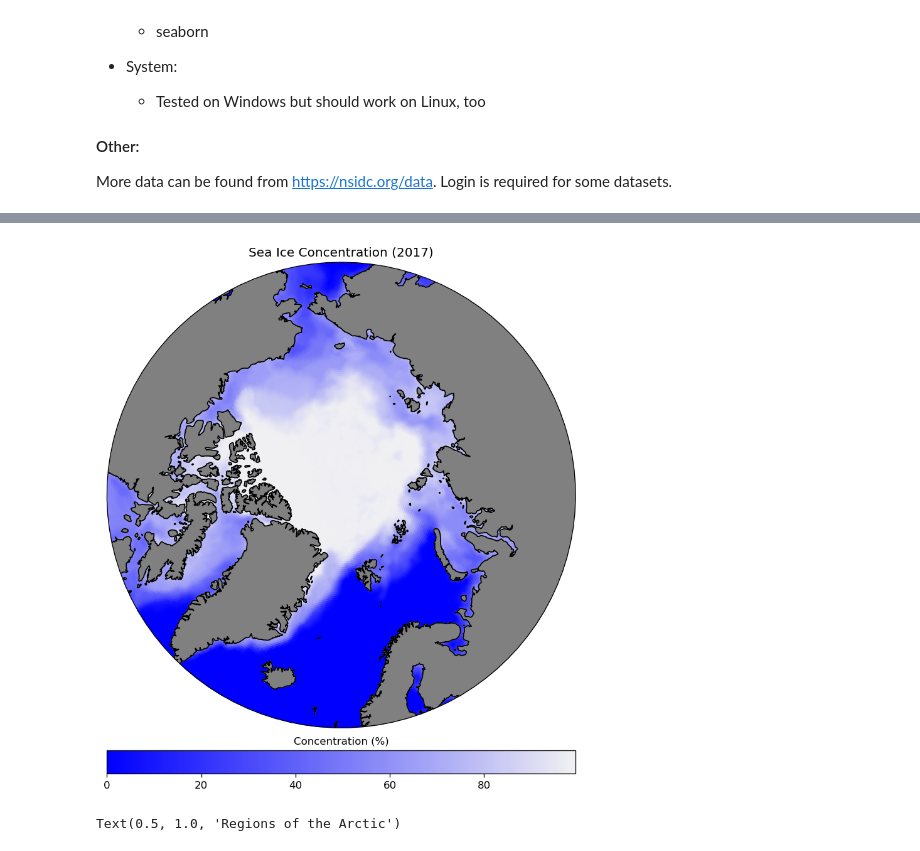
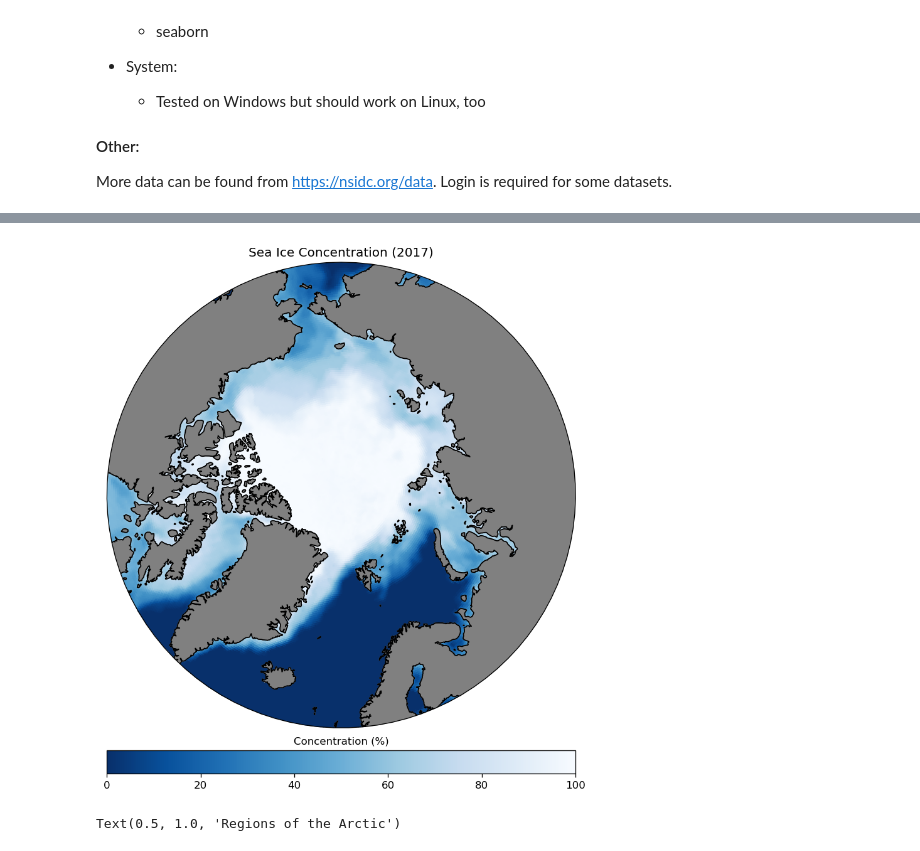
Before and after one commit to DeatNu/ClimComp_FMI, a Jupyter notebook: NSIDC_Sea_Ice.ipynb, the cells around one changed output, grey strips where cells are left out. Saved outputs shown, nothing was run; the diff lists cells and outputs as text; code cells hidden in the pictures.

```diff
--- a/NSIDC_Sea_Ice.ipynb
+++ b/NSIDC_Sea_Ice.ipynb
@@ -107,8 +115,10 @@ ds = ds.groupby(ds.time.dt.year).mean(keep_attrs=True)
 #change land's value to NaN (so that it doesn't mess up the colorbar)
 ds = ds.where(ds != 120.0, np.nan)
 # %%
-#create a colormap from Seaborn palette
-cmap = sns.color_palette("light:b", as_cmap=True).reversed()
+#use a matplotlib colormap
+cmap = "Blues_r"
+#alternatively create a colormap from a Seaborn palette
+#cmap = sns.color_palette("light:b", as_cmap=True).reversed()
 # %%
 #progress bar
 with tqdm(total=len(ds.seaice_conc), colour="green") as pbar:
@@ -119,9 +129,10 @@ with tqdm(total=len(ds.seaice_conc), colour="green") as pbar:
     #global axes, coastlines to map
     ax.set_global()
     ax.coastlines()
-    #first frame
+    #data for the first frame
     data = ds.seaice_conc.isel(year=0)
-    cs = ax.pcolormesh(ds.longitude, ds.latitude, data, transform=ccrs.PlateCarree(),animated=True, cmap=cmap)
+    #colormesh plot with the data (vmin and vmax are optional parameters to give the limits. In this case the automatic limits would excude number 100)
+    cs = ax.pcolormesh(ds.longitude, ds.latitude, data, vmin=0, vmax=100, transform=ccrs.PlateCarree(),animated=True, cmap=cmap)
     #locatable axis -> easier to fit colorbar
     divider = make_axes_locatable(ax)
     #define axis for the colorbar
@@ -129,34 +140,37 @@ with tqdm(total=len(ds.seaice_conc), colour="green") as pbar:
     #add new axis
     fig.add_axes(ax_cb)
     #add colorbar
     cb = fig.colorbar(cs, cax=ax_cb, orientation="horizontal")
     #title for colorbar
     cb.ax.set_title('Concentration (%)',fontsize=10)
     #title for plot
     title = ax.set_title(f"Sea Ice Concentration ({ds.year[0].values})")
-    #extent of the plot
+    #extent of the plot (lon: 0-360, lat: 60-90)
     ax.set_extent((0,360,60,90),crs=ccrs.PlateCarree())
-    #make area circular
+    #make plot circular
     theta = np.linspace(0, 2*np.pi, 100)
     center, radius = [0.5,0.5], 0.5
     verts = np.vstack([np.sin(theta), np.cos(theta)]).T
     circle = mpath.Path(verts * radius + center)
     ax.set_boundary(circle, transform=ax.transAxes)
     #color land gray and make it the uppermost layer
     ax.add_feature(cf.LAND, facecolor="gray", zorder=1)
 
     #animation loop
     def animate(i):
         #new values for colormesh
         cs.set_array(ds.seaice_conc.isel(year=i).values.ravel())
+        #update the date in the title
         title.set_text(f"Sea Ice Concentration ({ds.year[i].values})")
+        #update progress bar
         pbar.update(1)
+        #return title and plot each time
         return cs,title,
 
     #create animation. Each month has own frame, interval between frames 200 ms
     anim = animation.FuncAnimation(fig, animate, frames=len(ds.seaice_conc), repeat=False, init_func=None, interval=200, blit=True)
     #save animation (since Jupyter Notebook can't show it)
     anim.save('Sea_Ice.mp4', writer=animation.FFMpegWriter())
 # %% [output]
-[figure, old version]
+[figure, new version]
 # %%
```
Also changed, not shown: parts of 6 cells of this notebook, 7 other files.
